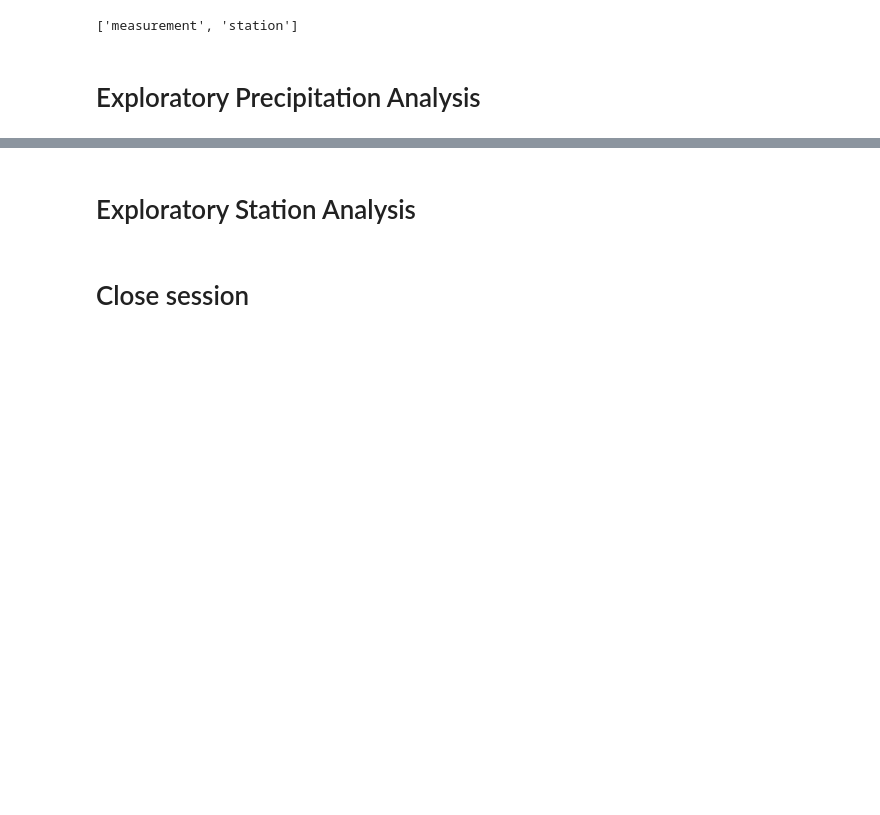
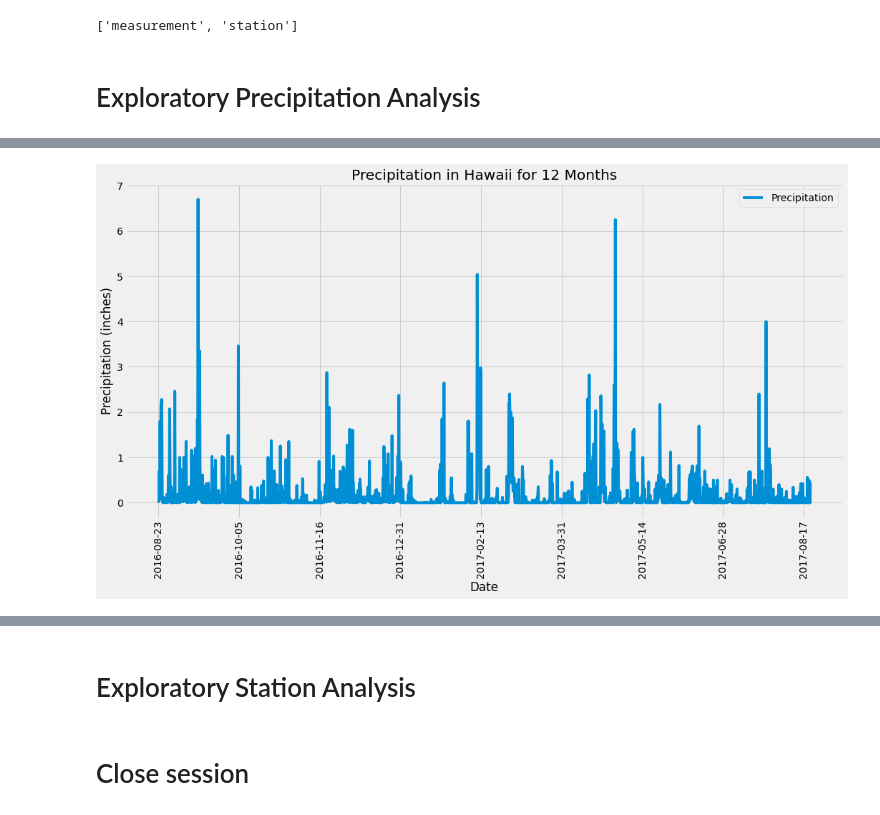
Before and after one commit to vasantap/sqlalchemy-challenge, a Jupyter notebook: climate_starter.ipynb, the cells around one changed output, grey strips where cells are left out. Saved outputs shown, nothing was run; the diff lists cells and outputs as text; code cells hidden in the pictures; blank space fills up the shorter version.

Commit message:
Exploratory precipitation analysis completed

```diff
--- a/climate_starter.ipynb
+++ b/climate_starter.ipynb
@@ -42,17 +46,10 @@ session = Session(engine)
 # %%
 # Design a query to retrieve the last 12 months of precipitation data and plot the results.
+
 # Starting from the most recent data point in the database.
+recent_date = session.query(Measurement.date).order_by(Measurement.date.desc()).first()
+
 
 # Calculate the date one year from the last date in data set.
-
-
-# Perform a query to retrieve the data and precipitation scores
-
-
-# Save the query results as a Pandas DataFrame and set the index to the date column
-
-
-# Sort the dataframe by date
-
-
-# Use Pandas Plotting with Matplotlib to plot the data
+year_ago = dt.date(2017, 8, 23) - dt.timedelta(days=365)
+print(f"The date a year ago from the last date in the data set is: {year_ago}")
@@ -58,0 +79,9 @@ session = Session(engine)
+# %%
+# Save the query results as a Pandas DataFrame and set the index to the date column
+precip_data = pd.read_sql_query(session.query(Measurement.date, Measurement.prcp).filter(Measurement.date >= year_ago).statement, session.bind)
+precip_data.set_index('date', inplace=True)
+precip_data.dropna(inplace=True)
+# %%
+# Sort the dataframe by date
+precip_data.sort_values(by='date', ascending=True, inplace=True)
+precip_data
@@ -59,2 +103,13 @@ session = Session(engine)
+# %%
+# Use Pandas Plotting with Matplotlib to plot the data
+precip_data.plot(figsize=(16,8))
+plt.xlabel('Date')
+plt.xticks(rotation=90)
+plt.ylabel('Precipitation (inches)')
+plt.title('Precipitation in Hawaii for 12 Months')
+plt.legend(['Precipitation'])
+plt.show()
+# %% [output]
+[figure, added]
 # %%
 # Use Pandas to calcualte the summary statistics for the precipitation data
```
Also changed, not shown: parts of 5 cells of this notebook.
